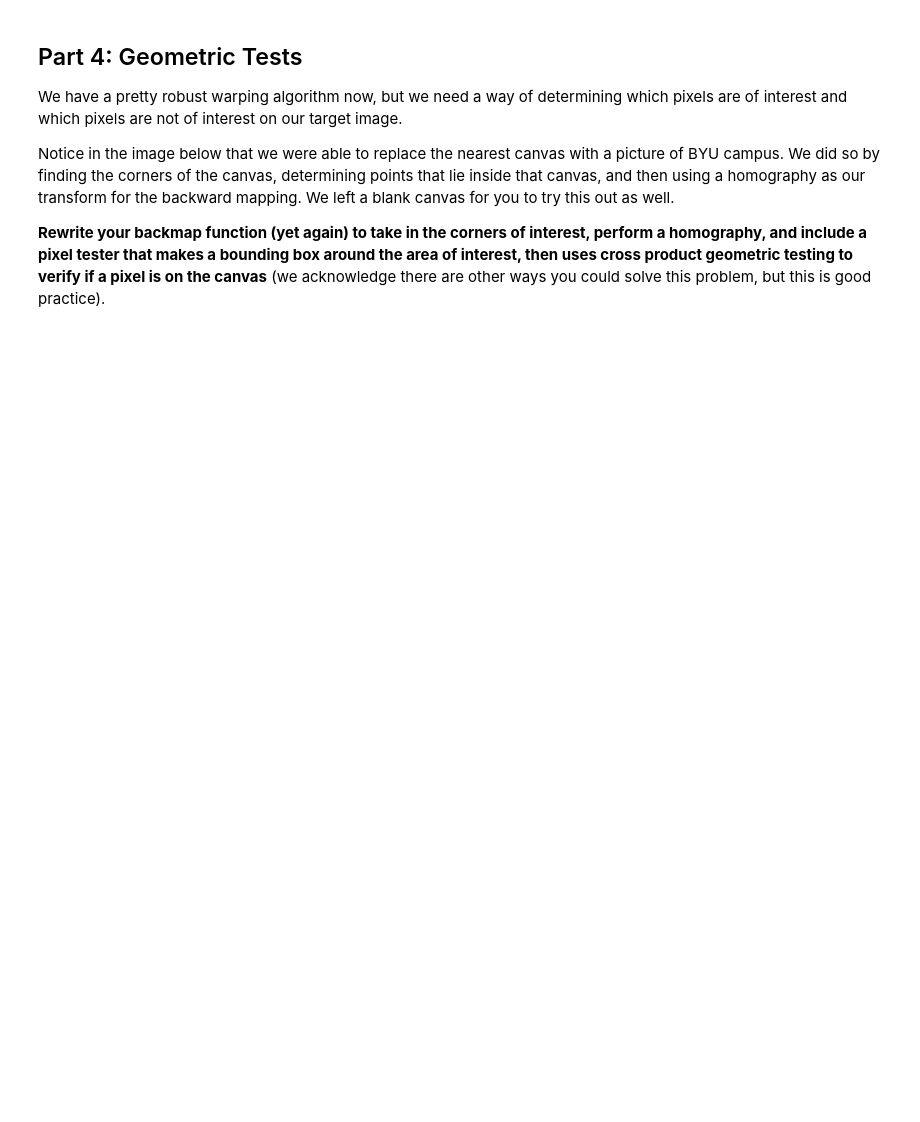
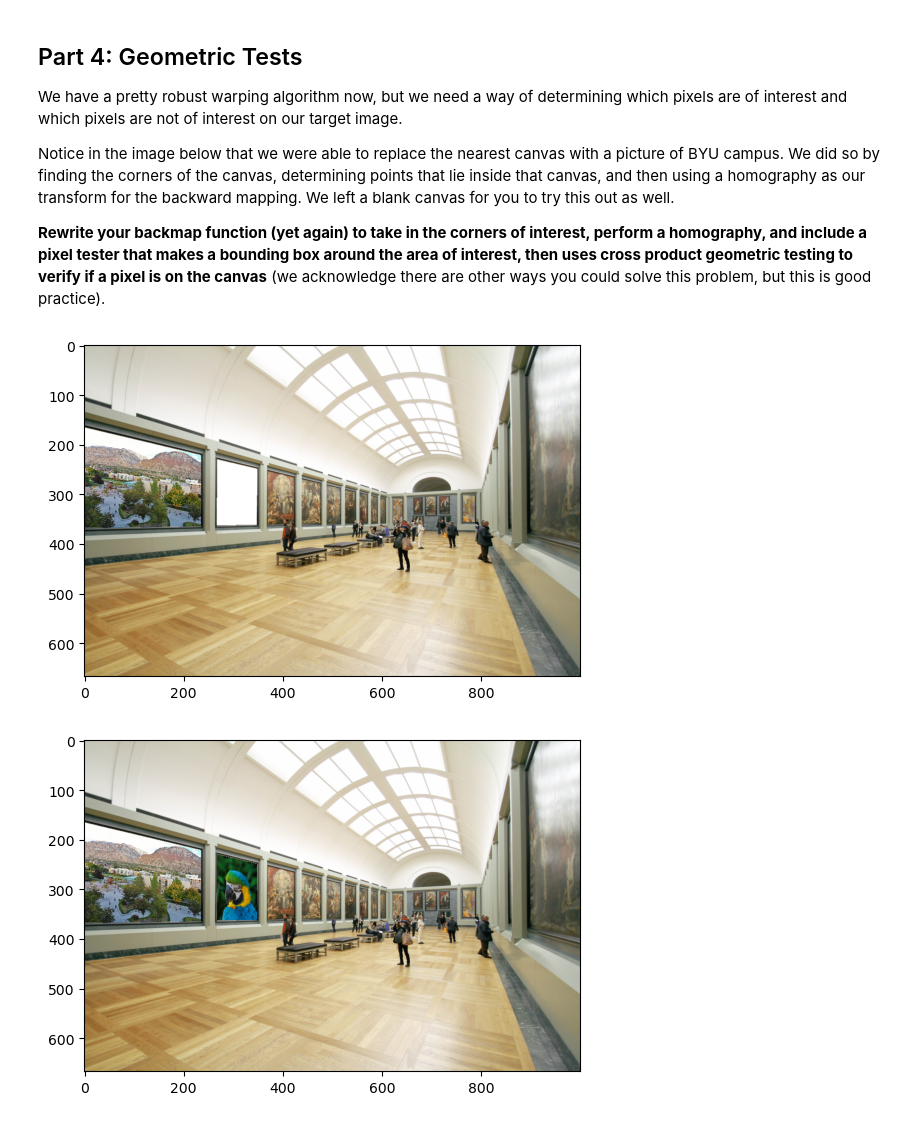
Before and after one commit to tristan-brown1/CS-355, a Jupyter notebook: Lab9/Lab9-ImageWarping-v2.ipynb, the cells around one changed output. Drawn from its saved outputs; the diff is of its cells as text; code cells hidden in the pictures; blank space fills up the shorter version.

```diff
--- a/Lab9/Lab9-ImageWarping-v2.ipynb
+++ b/Lab9/Lab9-ImageWarping-v2.ipynb
@@ -223,7 +249,16 @@ Notice in the image below that we were able to replace the nearest canvas with a
 def getCanvas(t0, t1, t2, t3):
     canvas = []
 
-    #Your code here
+    x_min = min([t0.x, t1.x, t2.x, t3.x])
+    x_max = max([t0.x, t1.x, t2.x, t3.x])
+    y_min = min([t0.y, t1.y, t2.y, t3.y])
+    y_max = max([t0.y, t1.y, t2.y, t3.y])
+    y_dif = y_max - y_min
+    x_dif = x_max - x_min
+
+    for x in range(y_dif):
+        for y in range(x_dif):
+            canvas.append(Point(x_min + y, y_min + x))
 
     return canvas
 
@@ -231,32 +266,44 @@ def getCanvas(t0, t1, t2, t3):
 def backmap3(source,target,s0,s1,s2,s3,t0,t1,t2,t3):
 
     transform = getHomography(s0,s1,s2,s3,t0,t1,t2,t3)
+    points = getCanvas(t0,t1,t2,t3)
 
-    #Your code here
+    inverted_matrix = np.linalg.inv(transform)
+    new_target = np.copy(target)
 
-    return source
+    for i in points:
+
+        point = np.dot(inverted_matrix,np.array([i.x, i.y, 1]))
+
+        if point[0] < h and point[1] < w and point[0] >= 0 and point[1] >= 0:
+            new_target[i.y, i.x] = interpolate(source, point[1], point[0])
+
+    return new_target
 
 
 museum = plt.imread('museum.png')
 plt.imshow(museum,vmin=0)
 plt.show()
 
 filename = "test.png"
 im = plt.imread(filename)
 
 h,w,_ = im.shape
 
 s0 = Point(0,0)
 s1 = Point(w-1,0)
 s2 = Point(w-1,h-1)
 s3 = Point(0,h-1)
 
 t0 = Point(268,230)
 t1 = Point(349,249)
 t2 = Point(347,361)
 t3 = Point(267,363)
 
 result = backmap3(im,museum,s0,s1,s2,s3,t0,t1,t2,t3)
 
 plt.imshow(result,vmin=0)
 plt.show()
+# %% [output]
+[figure, added]
+[figure, added]
```
Also changed, not shown: parts of 3 cells of this notebook.
